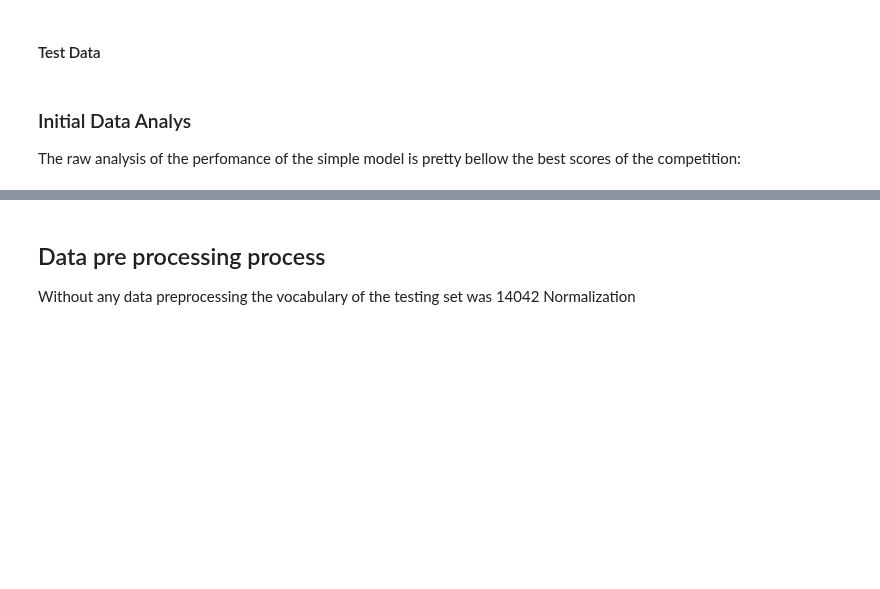
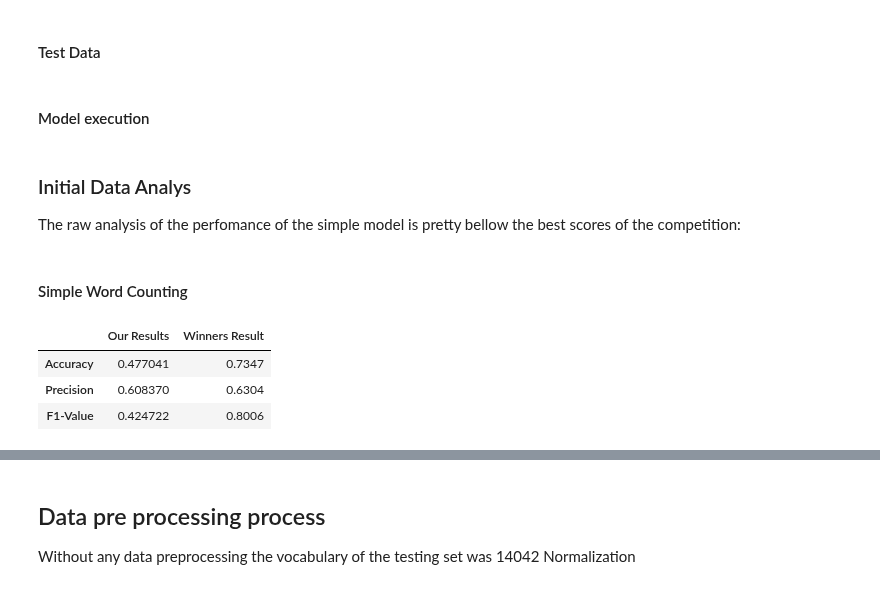
Before and after one commit to arubenruben/IART-Irony-Detection-In-English-Tweets, a Jupyter notebook: src/Irony Detection in English Tweets.ipynb, the cells around one changed output, grey strips where cells are left out. Cells and saved outputs as stored; diff of their text form; code cells hidden in the pictures; blank space fills up the shorter version.

Commit message:
Refactored the initial Analyses

```diff
--- a/src/Irony Detection in English Tweets.ipynb
+++ b/src/Irony Detection in English Tweets.ipynb
@@ -160 +157,25 @@ y_test=test_data['label']
+# %%
+from sklearn.metrics import f1_score
+from sklearn.metrics import precision_score
+from sklearn.metrics import accuracy_score
+
+classificator=GaussianNB()
+
+classificator.fit(X_train,y_train)
+#Predicition
+y_predicted=classificator.predict(X_test)
+
+
+
+#Metrics Raw
+accuracy_value=accuracy_score(y_test,y_predicted)
+precision_value=precision_score(y_test,y_predicted,average='weighted')
+f1_value=f1_score(y_test,y_predicted,average='weighted')
+
+
+initial_word_count_conclusion=pandas.DataFrame(
+    {
+    'Our Results':[accuracy_value,precision_value,f1_value],
+    'Winners Result':[0.7347,0.6304,0.8006]
+    } , index=['Accuracy','Precision','F1-Value'])
 # %% [markdown]
@@ -226,6 +194,8 @@ y_train=train_data['label']
 # %%
 X_test=tf_idf_vectorizer.transform(test_data['tweet']).toarray()
 y_test=test_data['label']
+# %% [markdown]
+#### Model execution
 # %%
 from sklearn.metrics import f1_score
 from sklearn.metrics import precision_score
@@ -263,0 +227,9 @@ initial_conclusion
+# %% [markdown]
+#### Simple Word Counting
+# %%
+initial_word_count_conclusion
+# %% [output]
+|  | Our Results | Winners Result |
+| Accuracy | 0.477041 | 0.7347 |
+| Precision | 0.608370 | 0.6304 |
+| F1-Value | 0.424722 | 0.8006 |
```
Also changed, not shown: parts of 38 cells of this notebook.
